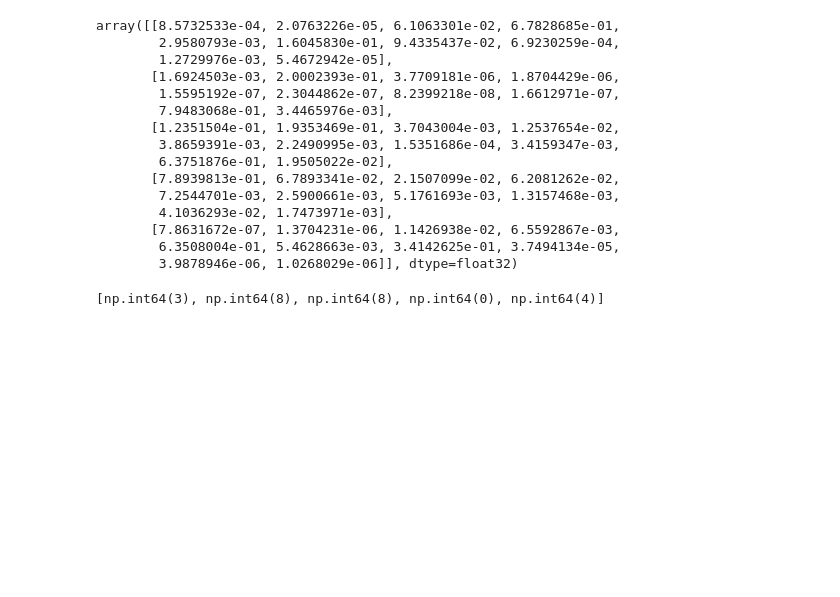
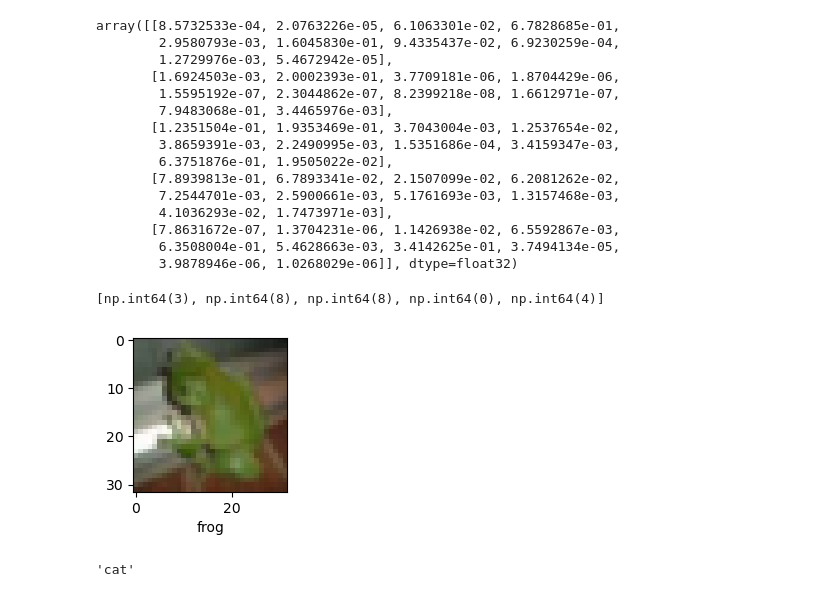
Before and after one commit to Piyushgit1912/Deep-Learning-Training, a Jupyter notebook: 03_image_classification_cnn/03_cifar10_ann_vs_cnn.ipynb, the cells around one changed output. Saved outputs shown, nothing was run; the diff lists cells and outputs as text; code cells hidden in the pictures; blank space fills up the shorter version.

Commit message:
CIFAR-10: Finalize notebook and display test image 7 prediction (Cells 18, 19)

```diff
--- a/03_image_classification_cnn/03_cifar10_ann_vs_cnn.ipynb
+++ b/03_image_classification_cnn/03_cifar10_ann_vs_cnn.ipynb
@@ -172,3 +172,13 @@ y_classes=[np.argmax(element) for element in y_pred]
 y_classes[:5]
 # %% [output]
 [np.int64(3), np.int64(8), np.int64(8), np.int64(0), np.int64(4)]
+# %%
+# Show test image 7.
+plot_sample(X_test, y_test,7)
+# %% [output]
+[figure, added]
+# %%
+# Predicted class name for test image 7 (compare with the image above).
+classes[y_classes[7]]
+# %% [output]
+'cat'
```
